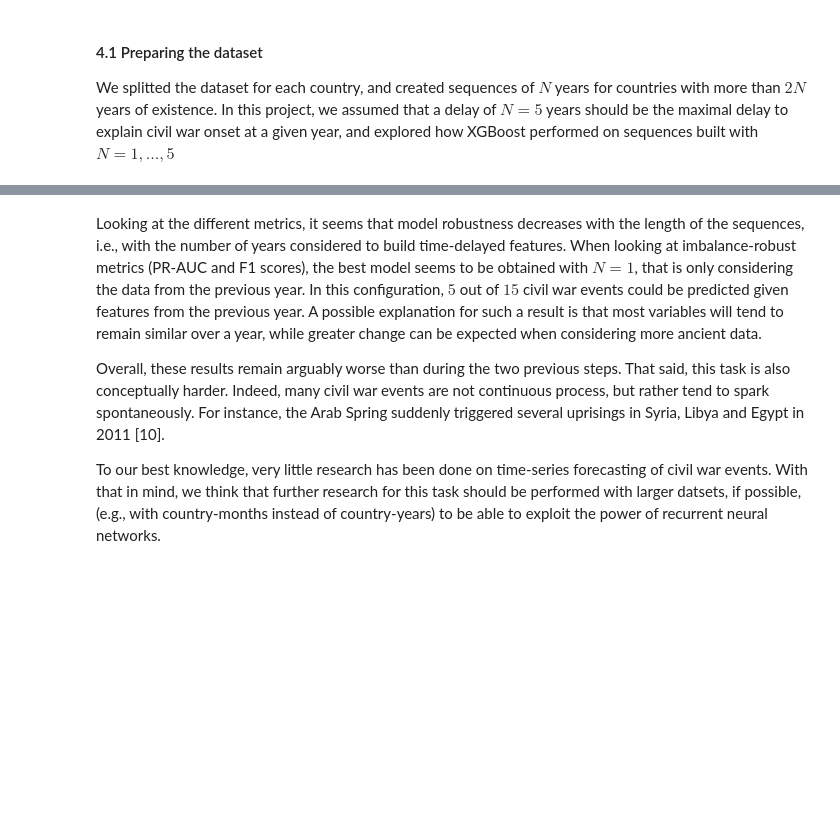
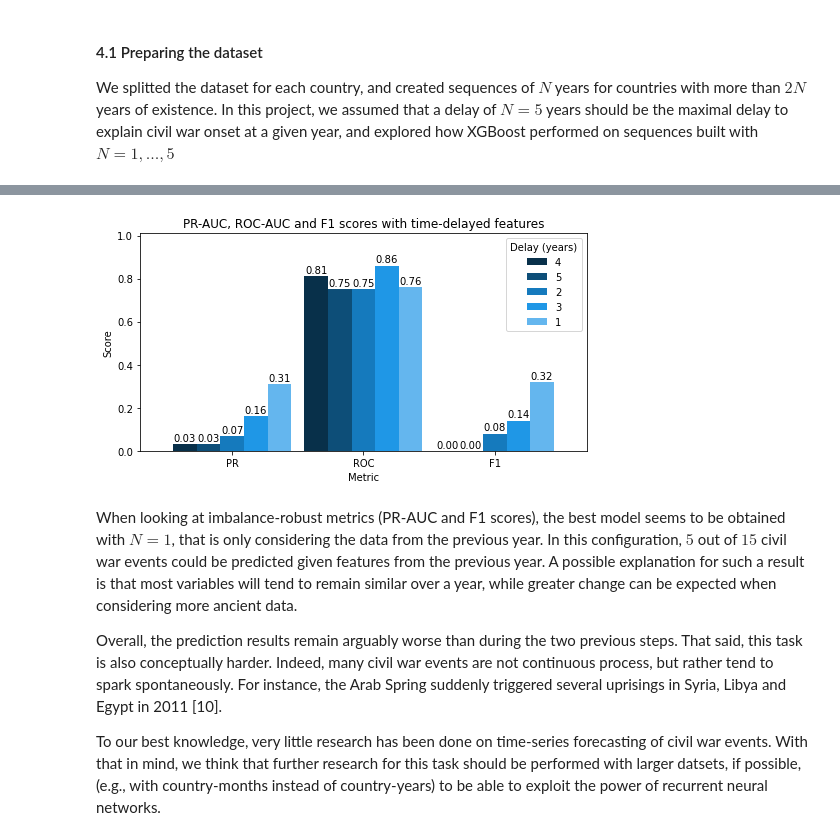
Before and after one commit to epfl-ada/ada-2020-project-milestone-p3-p3_navaja, a Jupyter notebook: extension_reportv2.ipynb, the cells around one changed output, grey strips where cells are left out. Cells and saved outputs as stored; diff of their text form; code cells hidden in the pictures; blank space fills up the shorter version.

```diff
--- a/extension_reportv2.ipynb
+++ b/extension_reportv2.ipynb
@@ -839,14 +845,14 @@ params_xgb = {'classification__n_estimators': [100],
               'sampling__random_state': [seed]
              }
 # %%
-comparison_data = {}
+comparison_data_time_delayed = {}
 
 for N in range(1,6):
     X_seq, y_seq = create_delayed_features(country_dfs, N)
 
-    p_xgb, r_xgb, pr_auc_xgb, roc_auc_xgb, f1_xgb, grid_xgb = fit_predict(X_seq, y_seq, xgb, params_xgb, test_size=0.15)
+    pr_auc_xgb, roc_auc_xgb, f1_xgb, _ = fit_predict(X_seq, y_seq, xgb, params_xgb, test_size=0.15)
 
-    comparison_data[str(N)] = {'PR': pr_auc_xgb, 'ROC': roc_auc_xgb, 'F1': f1_xgb}
+    comparison_data_time_delayed[str(N)] = {'PR': pr_auc_xgb, 'ROC': roc_auc_xgb, 'F1': f1_xgb}
 # %% [output]
 Dataset/label dimensions: (6962, 88)/(6962,)
 Number of positive events: 104.0 (1.49)%
@@ -897,7 +882,11 @@ for metric in comparison_data_flipped.keys():
+# %%
+metric_barplot_visualization(comparison_data_time_delayed, 'time_delayed')
+# %% [output]
+[figure, added]
 # %% [markdown]
-Looking at the different metrics, it seems that model robustness decreases with the length of the sequences, i.e., with the number of years considered to build time-delayed features. When looking at imbalance-robust metrics (PR-AUC and F1 scores), the best model seems to be obtained with $N = 1$, that is only considering the data from the previous year. In this configuration, $5$ out of $15$ civil war events could be predicted given features from the previous year. A possible explanation for such a result is that most variables will tend to remain similar over a year, while greater change can be expected when considering more ancient data.
+When looking at imbalance-robust metrics (PR-AUC and F1 scores), the best model seems to be obtained with $N = 1$, that is only considering the data from the previous year. In this configuration, $5$ out of $15$ civil war events could be predicted given features from the previous year. A possible explanation for such a result is that most variables will tend to remain similar over a year, while greater change can be expected when considering more ancient data.
 
-Overall, these results remain arguably worse than during the two previous steps. That said, this task is also conceptually harder. Indeed, many civil war events are not continuous process, but rather tend to spark spontaneously. For instance, the Arab Spring suddenly triggered several uprisings in Syria, Libya and Egypt in 2011 [10].
+Overall, the prediction results remain arguably worse than during the two previous steps. That said, this task is also conceptually harder. Indeed, many civil war events are not continuous process, but rather tend to spark spontaneously. For instance, the Arab Spring suddenly triggered several uprisings in Syria, Libya and Egypt in 2011 [10].
 
 To our best knowledge, very little research has been done on time-series forecasting of civil war events. With that in mind, we think that further research for this task should be performed with larger datsets, if possible, (e.g., with country-months instead of country-years) to be able to exploit the power of recurrent neural networks.
 # %% [markdown]
```
Also changed, not shown: parts of 24 cells of this notebook.
